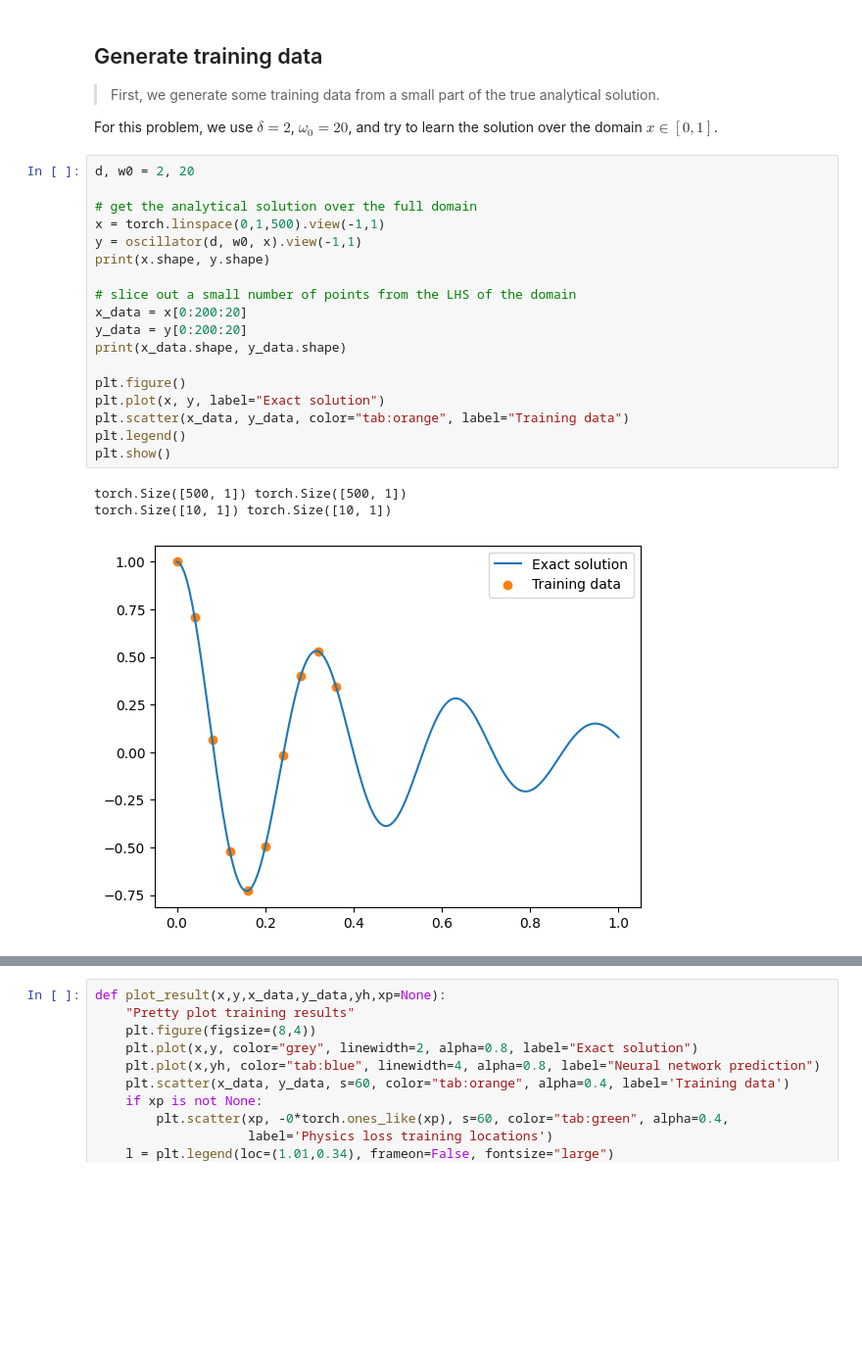
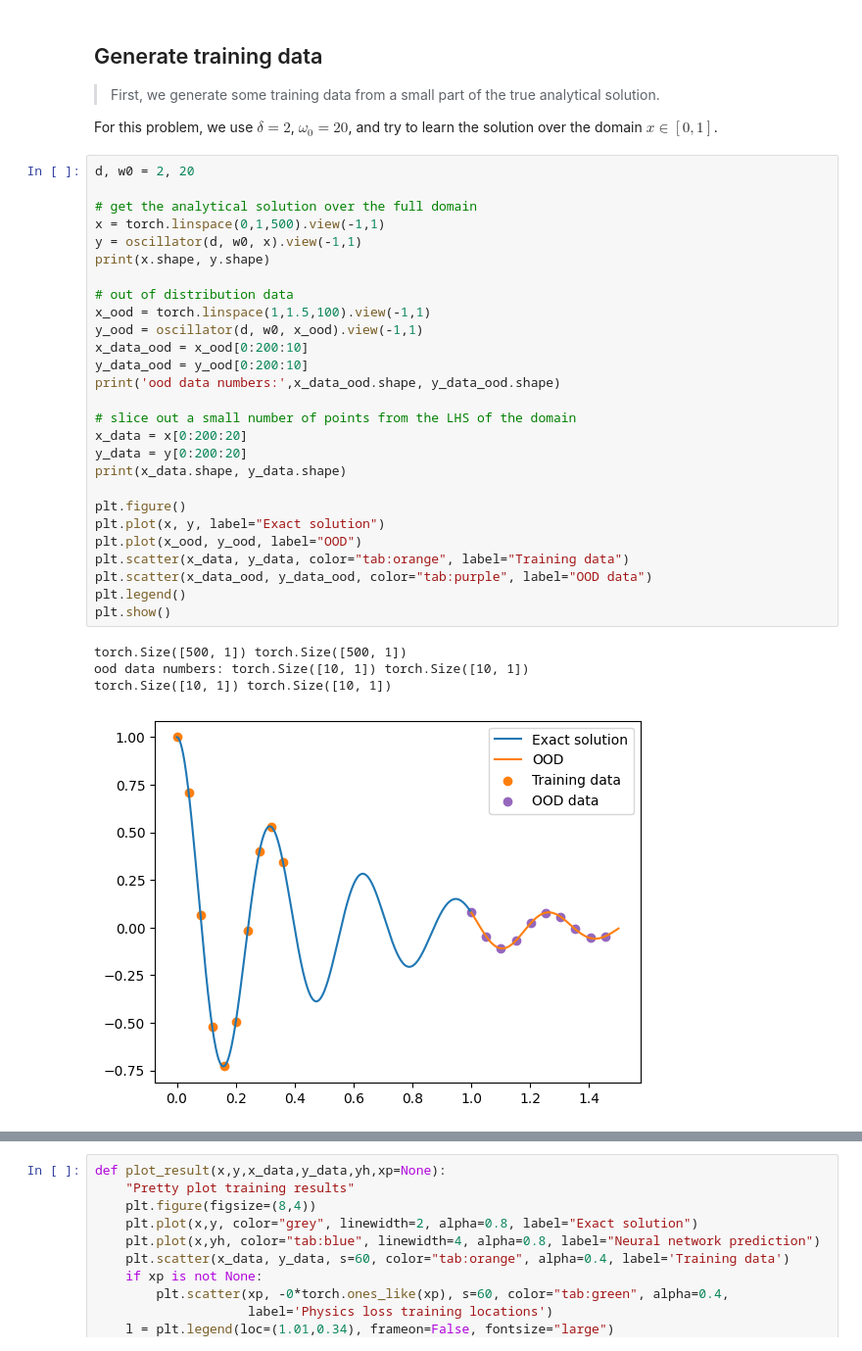
Before and after one commit to HsiuWen/SciML_PPP, a Jupyter notebook: Harmonic oscillator PINN.ipynb, the cells around one changed output, grey strips where cells are left out. Shown: that part at 98% size. Saved outputs shown, nothing was run; the diff lists cells and outputs as text; blank space fills up the shorter version.

```diff
--- a/Harmonic oscillator PINN.ipynb
+++ b/Harmonic oscillator PINN.ipynb
@@ -100,25 +111,35 @@ For this problem, we use $\delta=2$, $\omega_0=20$, and try to learn the solutio
 # %%
 d, w0 = 2, 20
 
 # get the analytical solution over the full domain
 x = torch.linspace(0,1,500).view(-1,1)
 y = oscillator(d, w0, x).view(-1,1)
 print(x.shape, y.shape)
 
+# out of distribution data
+x_ood = torch.linspace(1,1.5,100).view(-1,1)
+y_ood = oscillator(d, w0, x_ood).view(-1,1)
+x_data_ood = x_ood[0:200:10]
+y_data_ood = y_ood[0:200:10]
+print('ood data numbers:',x_data_ood.shape, y_data_ood.shape)
+
 # slice out a small number of points from the LHS of the domain
 x_data = x[0:200:20]
 y_data = y[0:200:20]
 print(x_data.shape, y_data.shape)
 
 plt.figure()
 plt.plot(x, y, label="Exact solution")
+plt.plot(x_ood, y_ood, label="OOD")
 plt.scatter(x_data, y_data, color="tab:orange", label="Training data")
+plt.scatter(x_data_ood, y_data_ood, color="tab:purple", label="OOD data")
 plt.legend()
 plt.show()
 # %% [output]
 torch.Size([500, 1]) torch.Size([500, 1])
+ood data numbers: torch.Size([10, 1]) torch.Size([10, 1])
 torch.Size([10, 1]) torch.Size([10, 1])
-[figure, old version]
+[figure, new version]
 # %% [markdown]
 ## Normal neural network
 
```
Also changed, not shown: parts of 11 cells of this notebook, 3 other files.
